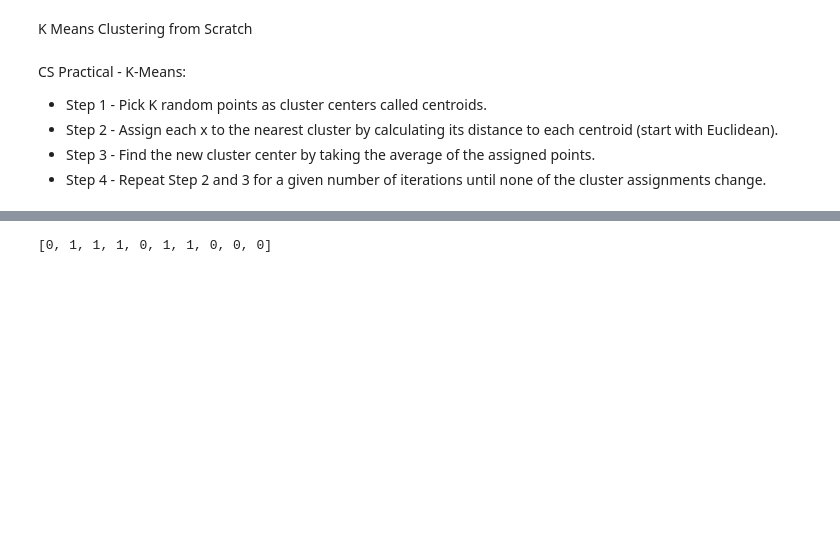
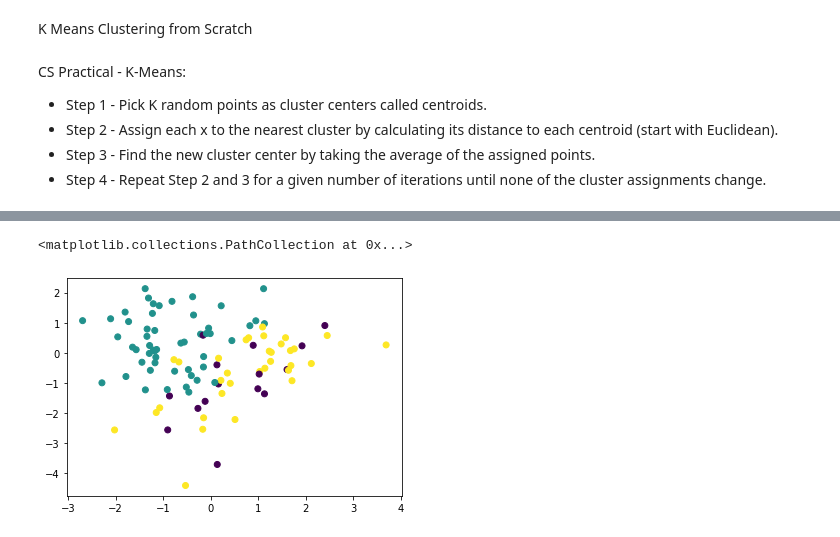
Before and after one commit to devkosal/code_challenges, a Jupyter notebook: insight_k_means.ipynb, the cells around one changed output, grey strips where cells are left out. Saved outputs shown, nothing was run; the diff lists cells and outputs as text; code cells hidden in the pictures; blank space fills up the shorter version.

```diff
--- a/insight_k_means.ipynb
+++ b/insight_k_means.ipynb
@@ -69,2 +79,5 @@ class KMeans:
 # %%
-x = np.random.randn(10,50)
+x = np.random.randn(100,10)
+k = KMeans(x,3,50)
+k.fit()
+k.labels
@@ -71,2 +89,0 @@ x = np.random.randn(10,50)
-# %%
-k = KMeans(x,2,20)
@@ -114,4 +90,18 @@ ipdb> exit
-# %%
-k.labels
-# %% [output]
-[0, 1, 1, 1, 0, 1, 1, 0, 0, 0]
+# %%
+def pca(x,k):
+    """
+    provide m x n matrix where m are examples and n are features
+    """
+    x = x.T
+    cov = np.cov(x)
+    u,_,_ = np.linalg.svd(cov)
+    u = u[:,:k]
+    res = u.T@x
+    return res.T
+# %%
+x_pca = pca(x,2)
+# %%
+plt.scatter(x_pca[:,0],x_pca[:,1],c=k.labels)
+# %% [output]
+<matplotlib.collections.PathCollection at 0x...>
+[figure, added]
```
Also changed, not shown: parts of 10 cells of this notebook, 41 other files.
